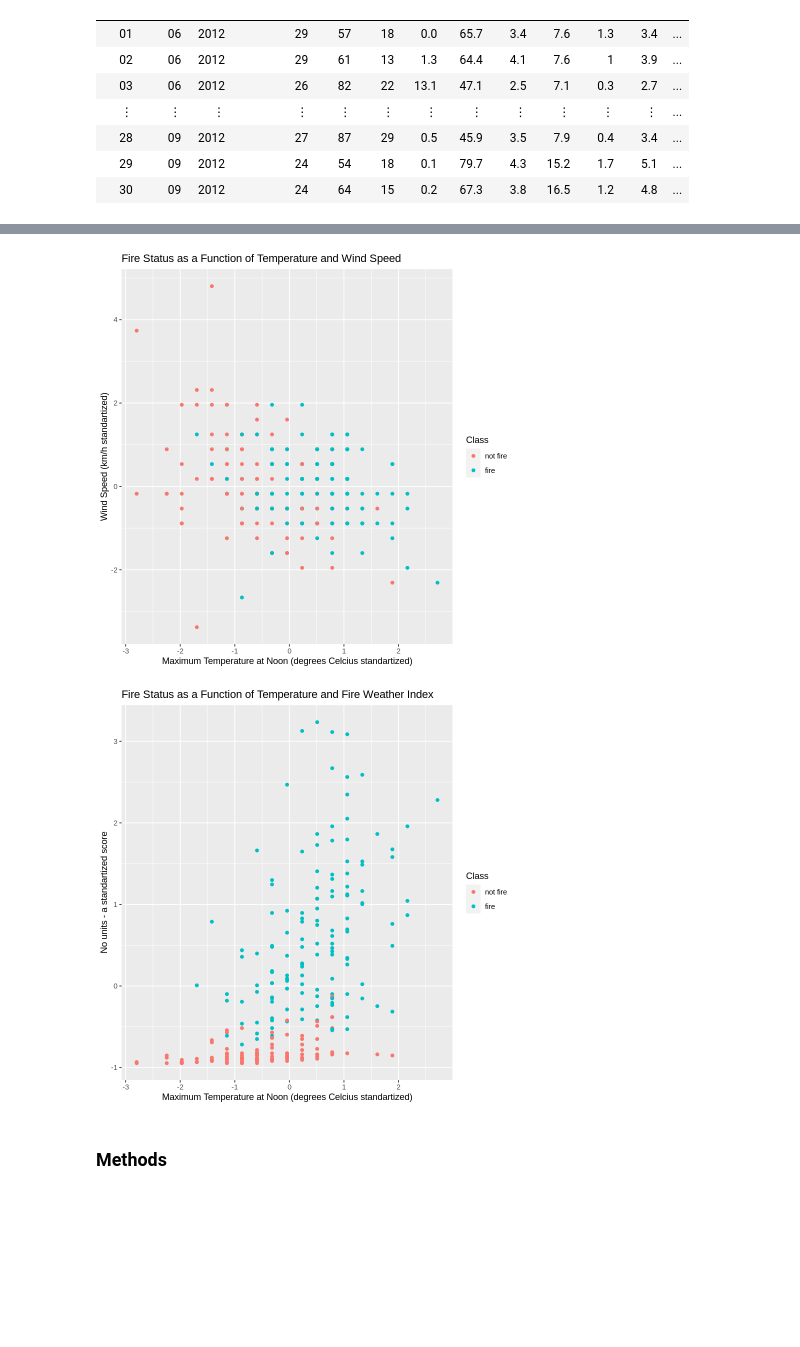
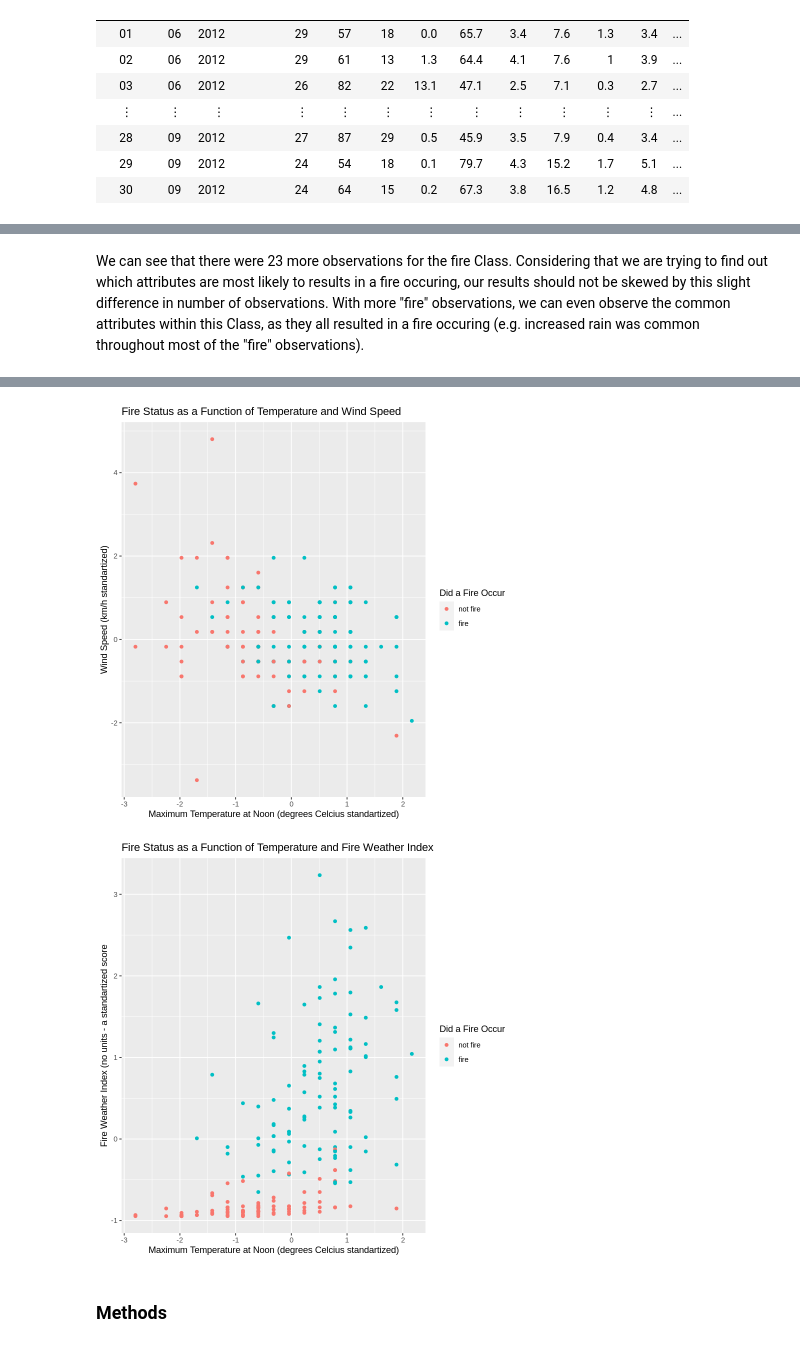
Before and after one commit to alexpiarkouski/Fire-Prediction, a Jupyter notebook: group_proposal.ipynb, the cells around one changed output, grey strips where cells are left out. Drawn from its saved outputs; the diff is of its cells as text; code cells hidden in the pictures; blank space fills up the shorter version.

Commit message:
added training & test sets

```diff
--- a/group_proposal.ipynb
+++ b/group_proposal.ipynb
@@ -88,3 +99,16 @@ A tibble: 243 × 6
 | -1.420123 | 1.6832060 | 4.8040988 | -0.1312710 | -0.9186652 | not fire |
 | -2.247016 | -0.5422893 | 0.8914370 | -0.3309508 | -0.8514661 | not fire |
 | -2.247016 | 0.1321032 | -0.1756526 | -0.2810309 | -0.8783457 | not fire |
+# %%
+#Splitting the data into training and test sets (only the training set will be used for creating the below tables and visualizations)
+
+#Filtering first for our desired predictors and Class variable
+filtered_fire <- fire_data_refined %>%
+select(scaled_Temperature, scaled_RH, scaled_Ws, scaled_Rain, scaled_FWI, fire_occurence)
+
+#Splitting into training and test sets
+fire_split <- initial_split(filtered_fire, prop = 0.75, strata = fire_occurence)
+fire_train <- training(fire_split)
+fire_test <- testing(fire_split)
+fire_train
+fire_test
@@ -91,37 +153,40 @@ A tibble: 243 × 6
+# %% [markdown]
+We can see that there were 23 more observations for the fire Class. Considering that we are trying to find out which attributes are most likely to results in a fire occuring, our results should not be skewed by this slight difference in number of observations. With more "fire" observations, we can even observe the common attributes within this Class, as they all resulted in a fire occuring (e.g. increased rain was common throughout most of the "fire" observations).
 # %%
-temperature_humidity_plot <- fire_data_refined %>%
-    ggplot(aes(x = scaled_Temperature, y = scaled_RH, colour = Classes)) +
+#Creating visualizations
+temperature_humidity_plot <- fire_train %>%
+    ggplot(aes(x = scaled_Temperature, y = scaled_RH, colour = fire_occurence)) +
 geom_point() +
 labs(x = "Maximum Temperature at Noon (degrees Celcius standartized)",
      y = "Relative Humidity (percent standartized)",
-    colour = "Class") +
+    colour = "Did a Fire Occur") +
 ggtitle("Fire Status as a Function of Temperature and Relative Humidity")
 temperature_humidity_plot
 
-temperature_rain_plot <- fire_data_refined %>%
-    ggplot(aes(x = scaled_Temperature, y = scaled_Rain, colour = Classes))+
+temperature_rain_plot <- fire_train %>%
+    ggplot(aes(x = scaled_Temperature, y = scaled_Rain, colour = fire_occurence))+
 geom_point() +
 labs(x = "Maximum Temperature at Noon (degrees Celcius standartized)",
      y = "Amount of Rainfall in a day (millimetres standartized)",
-    colour = "Class") +
+    colour = "Did a Fire Occur") +
 ggtitle("Fire Status as a Function of Temperature and Amount of Rainfall")
 temperature_rain_plot
 
-temperature_wind_plot <- fire_data_refined %>%
-    ggplot(aes(x = scaled_Temperature, y = scaled_Ws, colour = Classes))+
+temperature_wind_plot <- fire_train %>%
+    ggplot(aes(x = scaled_Temperature, y = scaled_Ws, colour = fire_occurence))+
 geom_point() +
 labs(x = "Maximum Temperature at Noon (degrees Celcius standartized)",
      y = "Wind Speed (km/h standartized)",
-    colour = "Class") +
+    colour = "Did a Fire Occur") +
 ggtitle("Fire Status as a Function of Temperature and Wind Speed")
 temperature_wind_plot
 
-temperature_FWI_plot <- fire_data_refined %>%
-    ggplot(aes(x = scaled_Temperature, y = scaled_FWI, colour = Classes))+
+temperature_FWI_plot <- fire_train %>%
+    ggplot(aes(x = scaled_Temperature, y = scaled_FWI, colour = fire_occurence))+
 geom_point() +
 labs(x = "Maximum Temperature at Noon (degrees Celcius standartized)",
-     y = "No units - a standartized score",
-    colour = "Class") +
+     y = "Fire Weather Index (no units - a standartized score",
+    colour = "Did a Fire Occur") +
 ggtitle("Fire Status as a Function of Temperature and Fire Weather Index")
 temperature_FWI_plot
 # %% [output]
@@ -130,5 +195,5 @@ temperature_FWI_plot
-[figure, old version]
+[figure, new version]
-[figure, old version]
+[figure, new version]
 # %% [markdown]
 ### Methods
 # %% [markdown]
```
Also changed, not shown: parts of 10 cells of this notebook.
